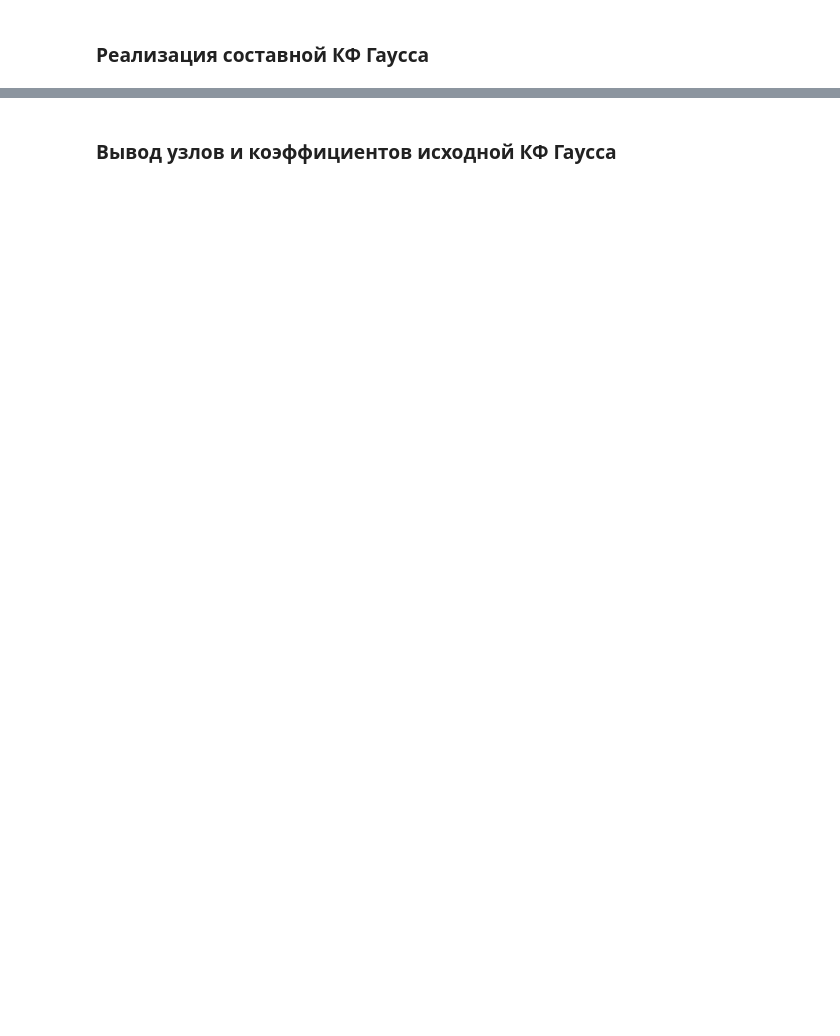
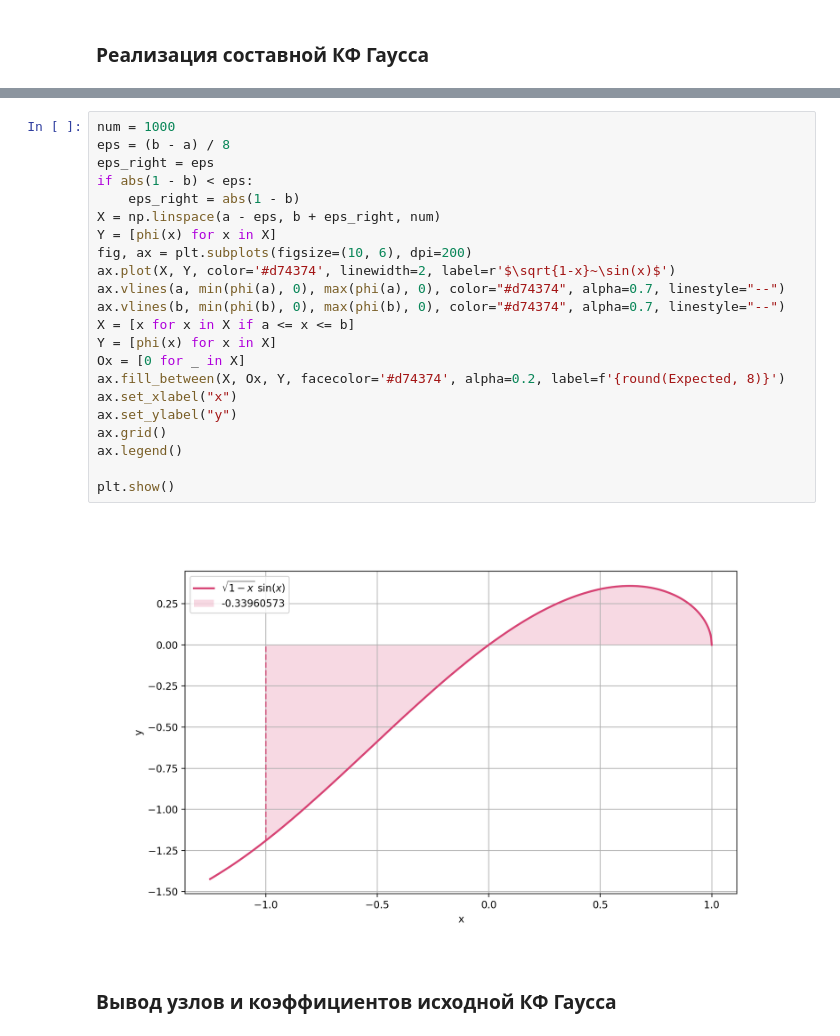
Before and after one commit to astatochek/mm-comp-wksp-04, a Jupyter notebook: 6. Not Again But Once More/note.ipynb, the cells around one changed output, grey strips where cells are left out. Drawn from its saved outputs; the diff is of its cells as text; blank space fills up the shorter version.

```diff
--- a/6. Not Again But Once More/note.ipynb
+++ b/6. Not Again But Once More/note.ipynb
@@ -129,3 +154,27 @@ Error: 1.0105707048957413e-08
+# %%
+num = 1000
+eps = (b - a) / 8
+eps_right = eps
+if abs(1 - b) < eps:
+    eps_right = abs(1 - b)
+X = np.linspace(a - eps, b + eps_right, num)
+Y = [phi(x) for x in X]
+fig, ax = plt.subplots(figsize=(10, 6), dpi=200)
+ax.plot(X, Y, color='#d74374', linewidth=2, label=r'$\sqrt{1-x}~\sin(x)$')
+ax.vlines(a, min(phi(a), 0), max(phi(a), 0), color="#d74374", alpha=0.7, linestyle="--")
+ax.vlines(b, min(phi(b), 0), max(phi(b), 0), color="#d74374", alpha=0.7, linestyle="--")
+X = [x for x in X if a <= x <= b]
+Y = [phi(x) for x in X]
+Ox = [0 for _ in X]
+ax.fill_between(X, Ox, Y, facecolor='#d74374', alpha=0.2, label=f'{round(Expected, 8)}')
+ax.set_xlabel("x")
+ax.set_ylabel("y")
+ax.grid()
+ax.legend()
+
+plt.show()
+# %% [output]
+[figure, added]
 # %% [markdown]
 ### Вывод узлов и коэффициентов исходной КФ Гаусса
 # %%
```
Also changed, not shown: parts of 20 cells of this notebook.
